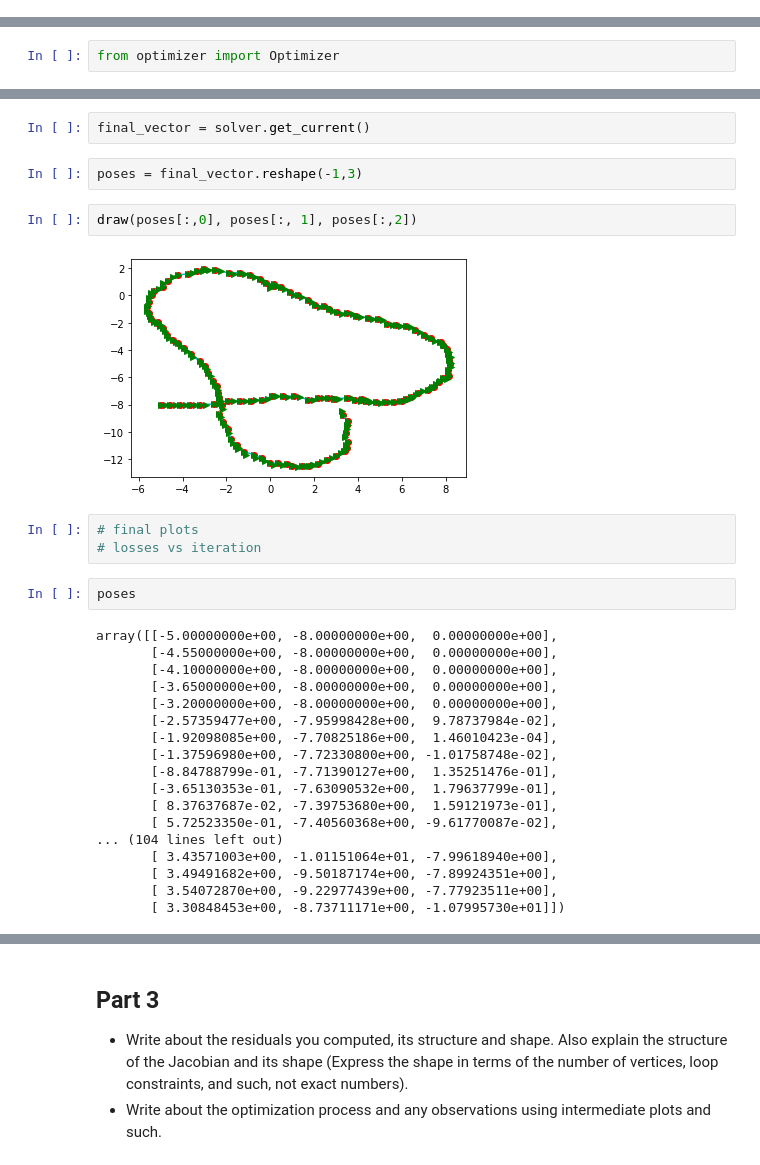
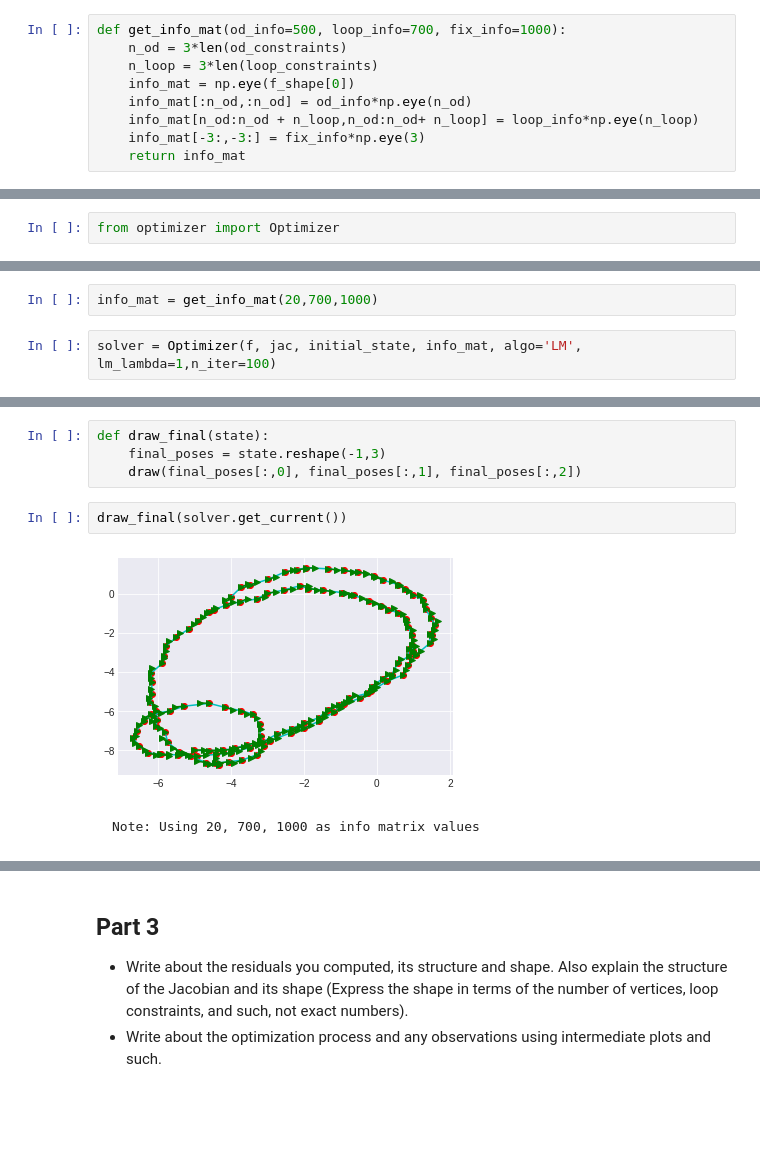
Before and after one commit to gsc2001/Classic-SLAM, a Jupyter notebook: questions/Question 2 - 2D SLAM.ipynb, the cells around one changed output, grey strips where cells are left out. Drawn from its saved outputs; the diff is of its cells as text; blank space fills up the shorter version.

Commit message:
only q3.1 left :party:

````diff
--- a/questions/Question 2 - 2D SLAM.ipynb
+++ b/questions/Question 2 - 2D SLAM.ipynb
@@ -200,3 +209,12 @@ j_shape = (f_initial.shape[0], state_vector.shape[0])
+# %%
+def get_info_mat(od_info=500, loop_info=700, fix_info=1000):
+    n_od = 3*len(od_constraints)
+    n_loop = 3*len(loop_constraints)
+    info_mat = np.eye(f_shape[0])
+    info_mat[:n_od,:n_od] = od_info*np.eye(n_od)
+    info_mat[n_od:n_od + n_loop,n_od:n_od+ n_loop] = loop_info*np.eye(n_loop)
+    info_mat[-3:,-3:] = fix_info*np.eye(3)
+    return info_mat
 # %%
 def jac(state:np.ndarray):
     J = np.zeros(j_shape)
@@ -276,0 +273,4 @@ INFO Initial Error: 639371.6381937417
+# %%
+info_mat = get_info_mat(20,700,1000)
+# %%
+solver = Optimizer(f, jac, initial_state, info_mat, algo='LM', lm_lambda=1,n_iter=100)
@@ -277,31 +300,12 @@ INFO Initial Error: 639371.6381937417
+# %%
+def draw_final(state):
+    final_poses = state.reshape(-1,3)
+    draw(final_poses[:,0], final_poses[:,1], final_poses[:,2])
 # %%
-final_vector = solver.get_current()
+draw_final(solver.get_current())
+# %% [output]
+[figure, added]
-# %%
-poses = final_vector.reshape(-1,3)
-# %%
-draw(poses[:,0], poses[:, 1], poses[:,2])
-# %% [output]
-[figure, removed]
-# %%
-# final plots
-# losses vs iteration
-# %%
-poses
-# %% [output]
-array([[-5.00000000e+00, -8.00000000e+00,  0.00000000e+00],
-       [-4.55000000e+00, -8.00000000e+00,  0.00000000e+00],
-       [-4.10000000e+00, -8.00000000e+00,  0.00000000e+00],
-       [-3.65000000e+00, -8.00000000e+00,  0.00000000e+00],
-       [-3.20000000e+00, -8.00000000e+00,  0.00000000e+00],
-       [-2.57359477e+00, -7.95998428e+00,  9.78737984e-02],
-       [-1.92098085e+00, -7.70825186e+00,  1.46010423e-04],
-       [-1.37596980e+00, -7.72330800e+00, -1.01758748e-02],
-       [-8.84788799e-01, -7.71390127e+00,  1.35251476e-01],
-       [-3.65130353e-01, -7.63090532e+00,  1.79637799e-01],
-       [ 8.37637687e-02, -7.39753680e+00,  1.59121973e-01],
-       [ 5.72523350e-01, -7.40560368e+00, -9.61770087e-02],
-... (104 lines left out)
-       [ 3.43571003e+00, -1.01151064e+01, -7.99618940e+00],
-       [ 3.49491682e+00, -9.50187174e+00, -7.89924351e+00],
-       [ 3.54072870e+00, -9.22977439e+00, -7.77923511e+00],
-       [ 3.30848453e+00, -8.73711171e+00, -1.07995730e+01]])
+# %% [markdown]
+```
+Note: Using 20, 700, 1000 as info matrix values
+```
````
Also changed, not shown: parts of 32 cells of this notebook, 18 other files.
